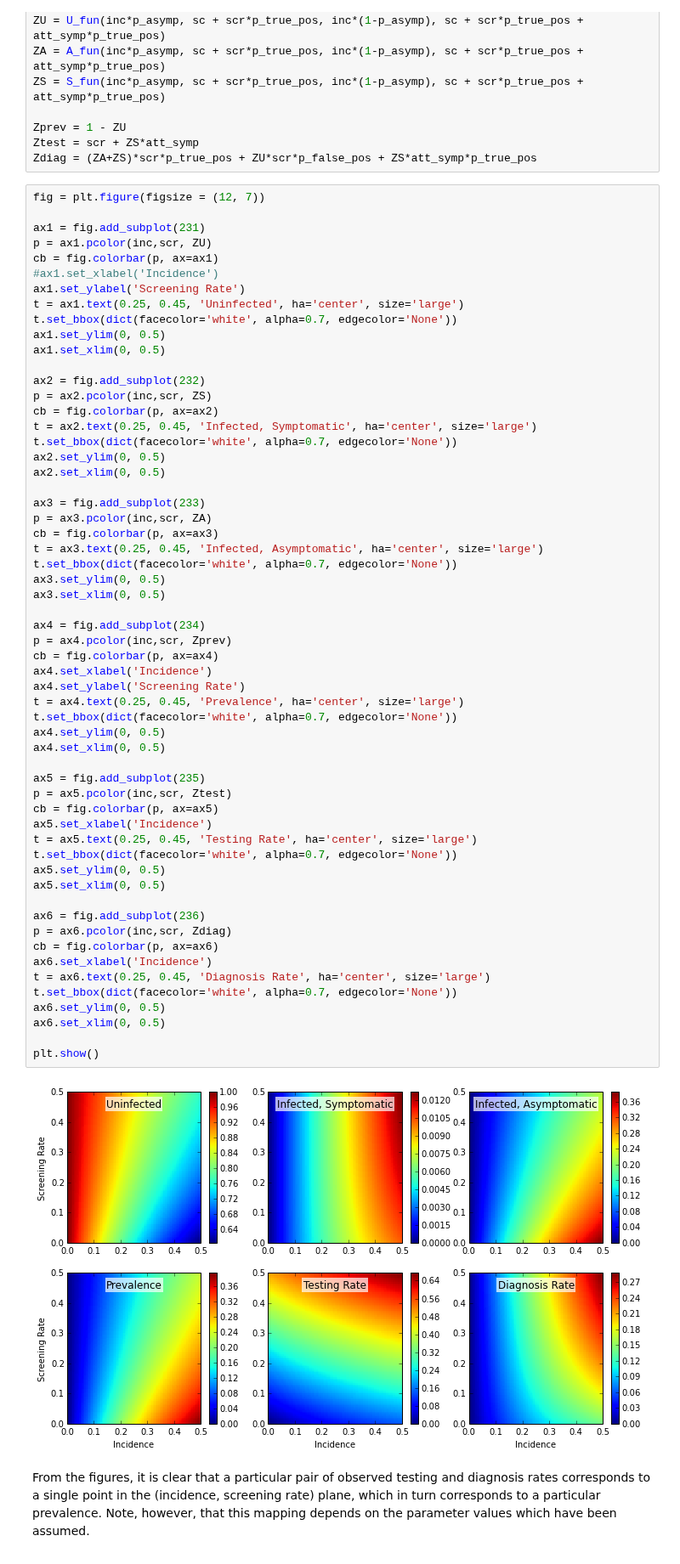
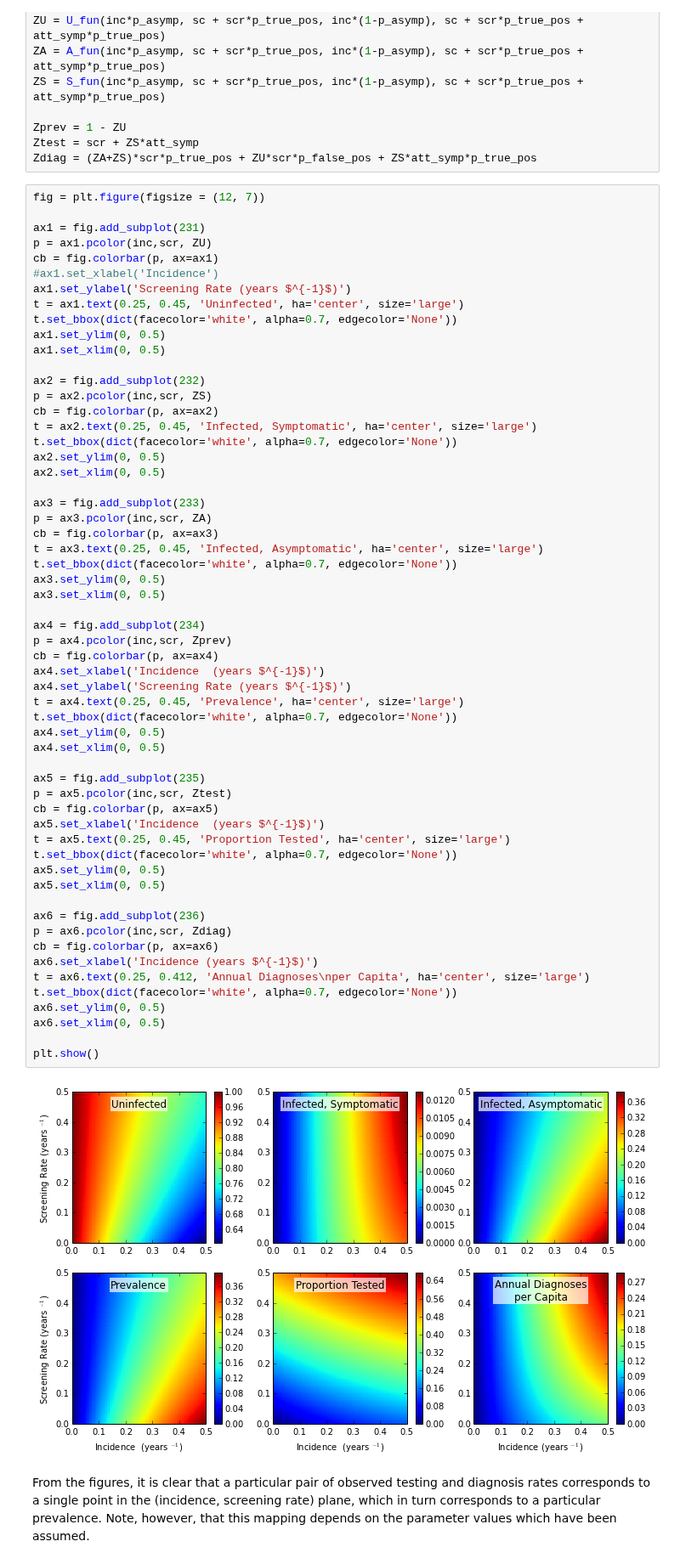
Before and after one commit to joanna-lewis/ct_surveillance, a Jupyter notebook: three_compartment_model/three_compartment_model.ipynb, the cells around one changed output. Shown at 85% size. Cells and saved outputs as stored; diff of their text form.

Commit message:
Updated figure labels in three_compartment_model.ipynb

```diff
--- a/three_compartment_model/three_compartment_model.ipynb
+++ b/three_compartment_model/three_compartment_model.ipynb
@@ -102,7 +102,7 @@ ax1 = fig.add_subplot(231)
 p = ax1.pcolor(inc,scr, ZU)
 cb = fig.colorbar(p, ax=ax1)
 #ax1.set_xlabel('Incidence')
-ax1.set_ylabel('Screening Rate')
+ax1.set_ylabel('Screening Rate (years $^{-1}$)')
 t = ax1.text(0.25, 0.45, 'Uninfected', ha='center', size='large')
 t.set_bbox(dict(facecolor='white', alpha=0.7, edgecolor='None'))
 ax1.set_ylim(0, 0.5)
@@ -121,39 +121,39 @@ p = ax3.pcolor(inc,scr, ZA)
 cb = fig.colorbar(p, ax=ax3)
 t = ax3.text(0.25, 0.45, 'Infected, Asymptomatic', ha='center', size='large')
 t.set_bbox(dict(facecolor='white', alpha=0.7, edgecolor='None'))
 ax3.set_ylim(0, 0.5)
 ax3.set_xlim(0, 0.5)
 
 ax4 = fig.add_subplot(234)
 p = ax4.pcolor(inc,scr, Zprev)
 cb = fig.colorbar(p, ax=ax4)
-ax4.set_xlabel('Incidence')
-ax4.set_ylabel('Screening Rate')
+ax4.set_xlabel('Incidence  (years $^{-1}$)')
+ax4.set_ylabel('Screening Rate (years $^{-1}$)')
 t = ax4.text(0.25, 0.45, 'Prevalence', ha='center', size='large')
 t.set_bbox(dict(facecolor='white', alpha=0.7, edgecolor='None'))
 ax4.set_ylim(0, 0.5)
 ax4.set_xlim(0, 0.5)
 
 ax5 = fig.add_subplot(235)
 p = ax5.pcolor(inc,scr, Ztest)
 cb = fig.colorbar(p, ax=ax5)
-ax5.set_xlabel('Incidence')
-t = ax5.text(0.25, 0.45, 'Testing Rate', ha='center', size='large')
+ax5.set_xlabel('Incidence  (years $^{-1}$)')
+t = ax5.text(0.25, 0.45, 'Proportion Tested', ha='center', size='large')
 t.set_bbox(dict(facecolor='white', alpha=0.7, edgecolor='None'))
 ax5.set_ylim(0, 0.5)
 ax5.set_xlim(0, 0.5)
 
 ax6 = fig.add_subplot(236)
 p = ax6.pcolor(inc,scr, Zdiag)
 cb = fig.colorbar(p, ax=ax6)
-ax6.set_xlabel('Incidence')
-t = ax6.text(0.25, 0.45, 'Diagnosis Rate', ha='center', size='large')
+ax6.set_xlabel('Incidence (years $^{-1}$)')
+t = ax6.text(0.25, 0.412, 'Annual Diagnoses\nper Capita', ha='center', size='large')
 t.set_bbox(dict(facecolor='white', alpha=0.7, edgecolor='None'))
 ax6.set_ylim(0, 0.5)
 ax6.set_xlim(0, 0.5)
 
 plt.show()
 # %% [output]
-[figure, old version]
+[figure, new version]
 # %% [markdown]
 From the figures, it is clear that a particular pair of observed testing and diagnosis rates corresponds to a single point in the (incidence, screening rate) plane, which in turn corresponds to a particular prevalence. Note, however, that this mapping depends on the parameter values which have been assumed.
```
